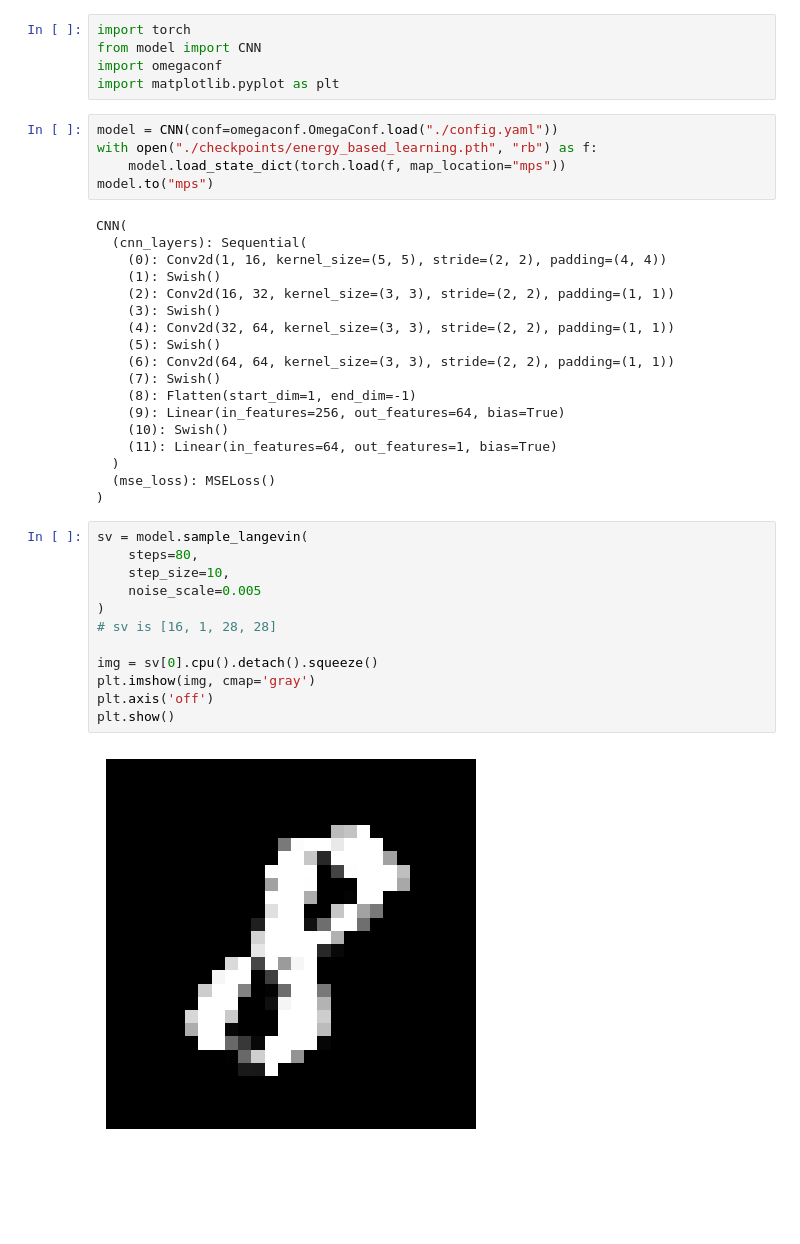
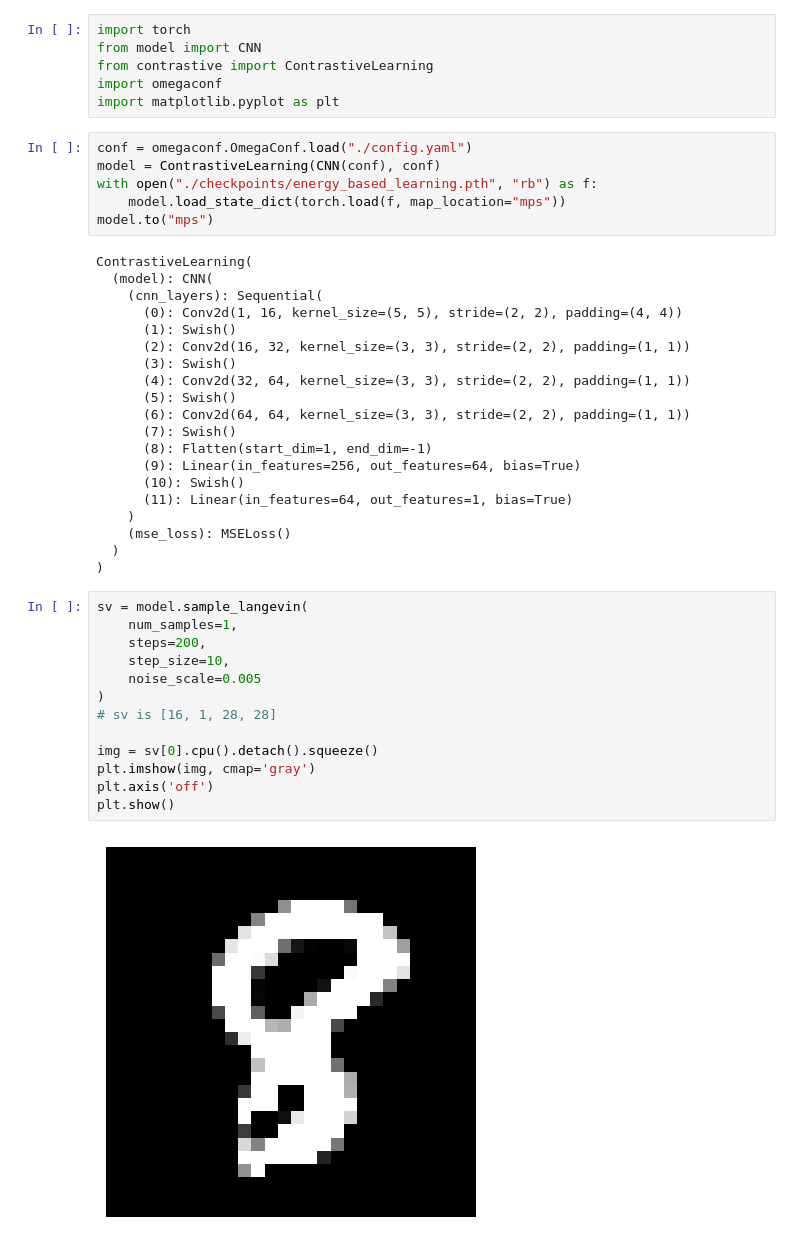
Before and after one commit to Stanford-AI-for-LEAN-Club/lean-ebm, a Jupyter notebook: test.ipynb, the cells around one changed output. Saved outputs shown, nothing was run; the diff lists cells and outputs as text; blank space fills up the shorter version.

```diff
--- a/test.ipynb
+++ b/test.ipynb
@@ -1,45 +1,50 @@
 # %%
 import torch
 from model import CNN
+from contrastive import ContrastiveLearning
 import omegaconf
 import matplotlib.pyplot as plt
 # %%
-model = CNN(conf=omegaconf.OmegaConf.load("./config.yaml"))
+conf = omegaconf.OmegaConf.load("./config.yaml")
+model = ContrastiveLearning(CNN(conf), conf)
 with open("./checkpoints/energy_based_learning.pth", "rb") as f:
     model.load_state_dict(torch.load(f, map_location="mps"))
 model.to("mps")
 # %% [output]
-CNN(
-  (cnn_layers): Sequential(
-    (0): Conv2d(1, 16, kernel_size=(5, 5), stride=(2, 2), padding=(4, 4))
-    (1): Swish()
-    (2): Conv2d(16, 32, kernel_size=(3, 3), stride=(2, 2), padding=(1, 1))
-    (3): Swish()
-    (4): Conv2d(32, 64, kernel_size=(3, 3), stride=(2, 2), padding=(1, 1))
-    (5): Swish()
-    (6): Conv2d(64, 64, kernel_size=(3, 3), stride=(2, 2), padding=(1, 1))
-    (7): Swish()
-    (8): Flatten(start_dim=1, end_dim=-1)
-    (9): Linear(in_features=256, out_features=64, bias=True)
-    (10): Swish()
-    (11): Linear(in_features=64, out_features=1, bias=True)
+ContrastiveLearning(
+  (model): CNN(
+    (cnn_layers): Sequential(
+      (0): Conv2d(1, 16, kernel_size=(5, 5), stride=(2, 2), padding=(4, 4))
+      (1): Swish()
+      (2): Conv2d(16, 32, kernel_size=(3, 3), stride=(2, 2), padding=(1, 1))
+      (3): Swish()
+      (4): Conv2d(32, 64, kernel_size=(3, 3), stride=(2, 2), padding=(1, 1))
+      (5): Swish()
+      (6): Conv2d(64, 64, kernel_size=(3, 3), stride=(2, 2), padding=(1, 1))
+      (7): Swish()
+      (8): Flatten(start_dim=1, end_dim=-1)
+      (9): Linear(in_features=256, out_features=64, bias=True)
+      (10): Swish()
+      (11): Linear(in_features=64, out_features=1, bias=True)
+    )
+    (mse_loss): MSELoss()
   )
-  (mse_loss): MSELoss()
 )
 # %%
 sv = model.sample_langevin(
-    steps=80,
+    num_samples=1,
+    steps=200,
     step_size=10,
     noise_scale=0.005
 )
 # sv is [16, 1, 28, 28]
 
 img = sv[0].cpu().detach().squeeze()
 plt.imshow(img, cmap='gray')
 plt.axis('off')
 plt.show()
 # %% [output]
-[figure, old version]
+[figure, new version]
 # %%
 import torchvision
 def plot_results(samples, energy_history):
```
Also changed, not shown: parts of 1 cell of this notebook, 8 other files.
